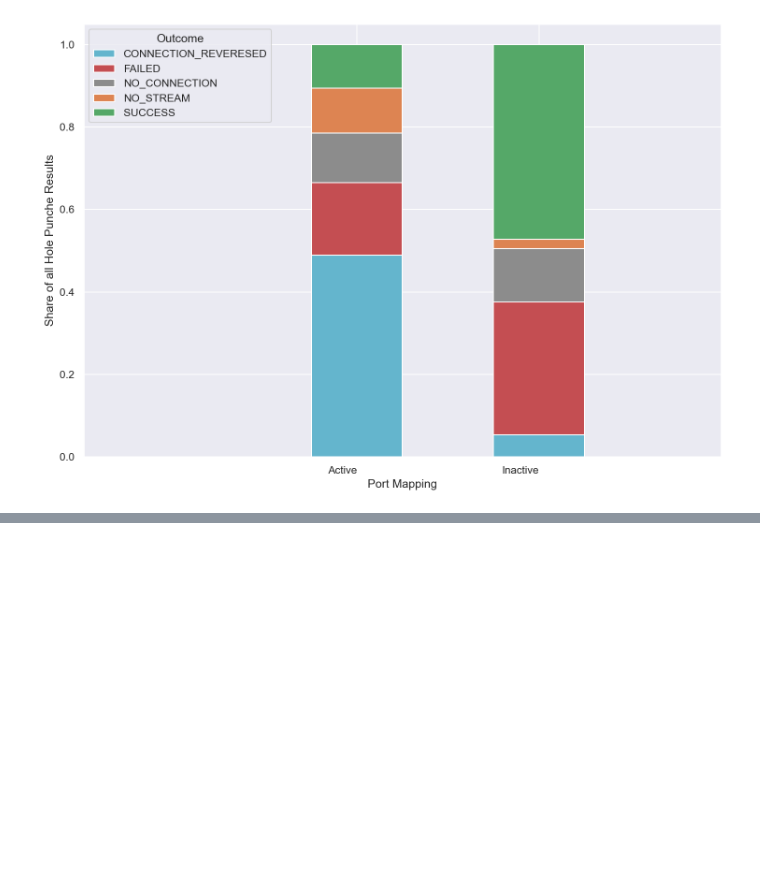
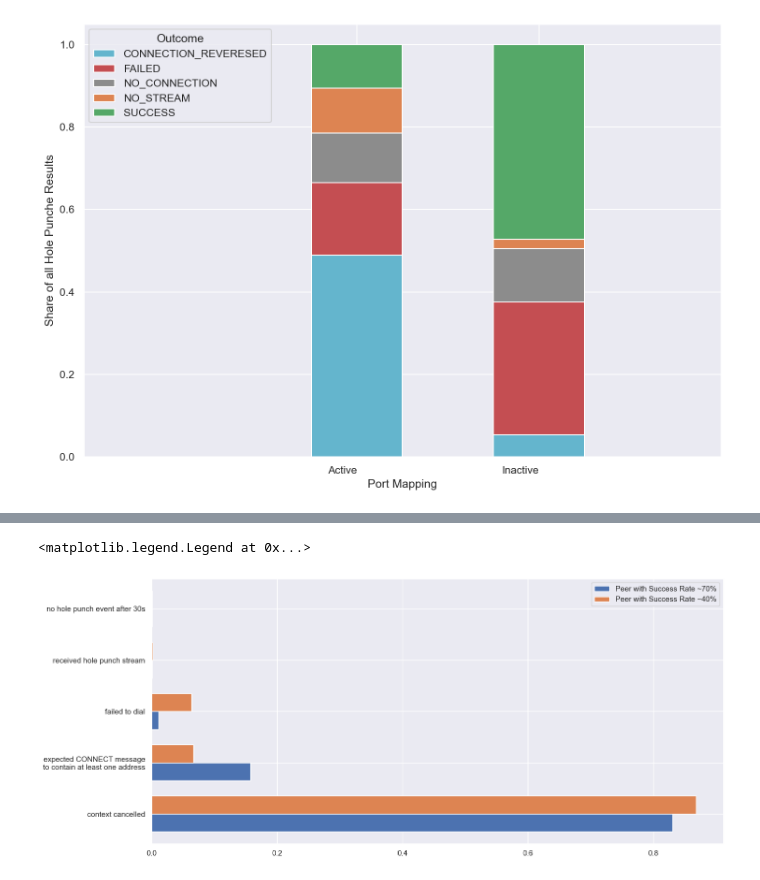
Before and after one commit to libp2p/punchr, a Jupyter notebook: report/2023-01-30-report-analysis.ipynb, the cells around one changed output, grey strips where cells are left out. Saved outputs shown, nothing was run; the diff lists cells and outputs as text; code cells hidden in the pictures; blank space fills up the shorter version.

```diff
--- a/report/2023-01-30-report-analysis.ipynb
+++ b/report/2023-01-30-report-analysis.ipynb
@@ -1139,0 +1189,44 @@ ax.set_xlim(-1.5, 2)
+# %%
+query = """
+SELECT substr(hpa.error, 1, 7), count(hpa.id)
+FROM hole_punch_attempt hpa
+  INNER JOIN hole_punch_results hpr on hpr.id = hpa.hole_punch_result_id
+WHERE hpa.outcome != 'SUCCESS'
+  AND hpr.network_id = 325
+GROUP BY substr(hpa.error, 1, 7)
+ORDER BY 2 DESC
+"""
+df2 = pd.read_sql_query(query, con=conn)
+# %%
+def err_map(err: str):
+    if "context" in err:
+        return "context cancelled"
+    elif "expecte" in err:
+        return "expected CONNECT message\nto contain at least one address"
+    elif "failed" in err:
+        return "failed to dial"
+    elif "receive" in err:
+        return "received hole punch stream"
+    elif "no" in err:
+        return "no hole punch event after 30s"
+# %%
+df1["error"] = df1["substr"].apply(err_map)
+df1["share"] = df1["count"]/df1["count"].sum()
+
+df2["error"] = df2["substr"].apply(err_map)
+df2["share"] = df2["count"]/df2["count"].sum()
+# %%
+sns.set_style("darkgrid")
+
+fig, ax = plt.subplots(figsize=[15, 7])
+
+x = np.arange(len(df1["error"]))
+width = 0.35
+
+ax.barh(x - width/2, df1["share"], width, label="Peer with Success Rate ~70%")
+ax.barh(x + width/2, df2["share"], width, label="Peer with Success Rate ~40%")
+ax.set_yticks(x, df1["error"])
+ax.legend()
+# %% [output]
+<matplotlib.legend.Legend at 0x...>
+[figure, added]
```
Also changed, not shown: parts of 6 cells of this notebook.
